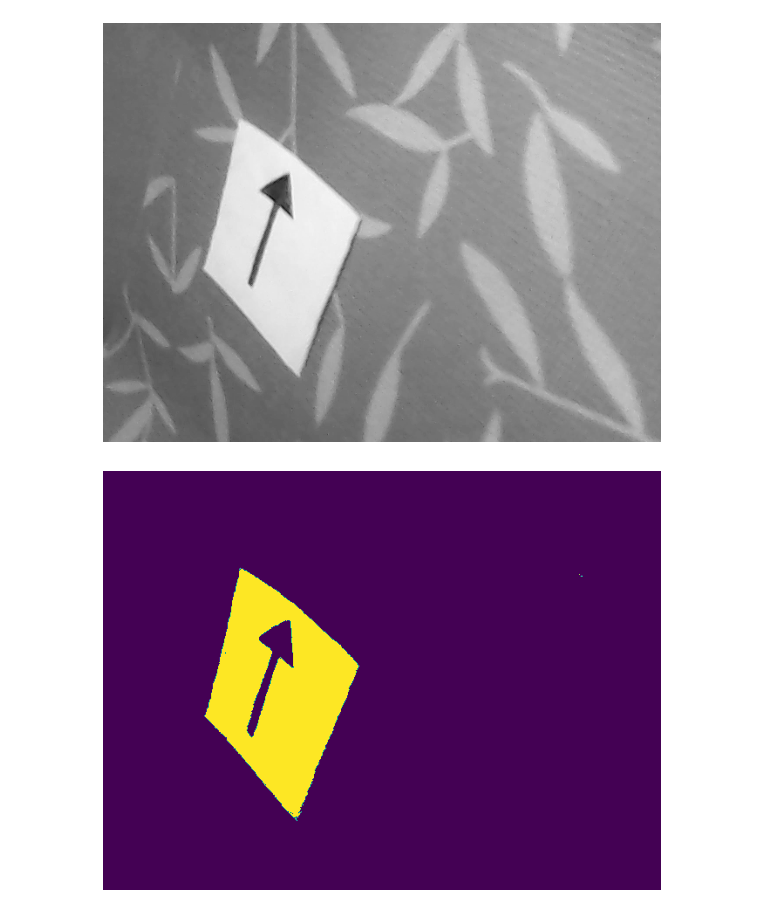
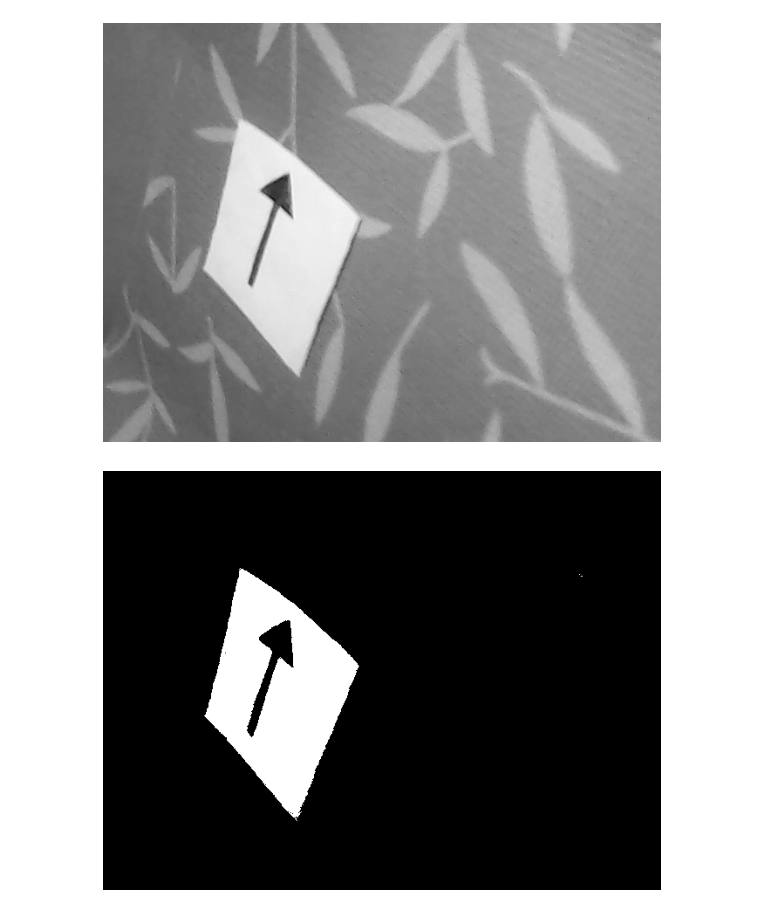
Before and after one commit to PtrShi/cvr_course, a Jupyter notebook: notebooks/cv_hw3.ipynb, the cells around one changed output. Saved outputs shown, nothing was run; the diff lists cells and outputs as text; code cells hidden in the pictures.

```diff
--- a/notebooks/cv_hw3.ipynb
+++ b/notebooks/cv_hw3.ipynb
@@ -41,12 +41,12 @@ plt.show ()
 # %%
 # Mask
 low_th  = (210) #, 200, 200)
 high_th = (255) #, 255, 255)
 
 mask = cv2.inRange (img, low_th, high_th)
 
-plt.imshow (mask)
+plt.imshow (mask, cmap = 'gray')
 plt.axis ('off')
 plt.show ()
 # %% [output]
-[figure, old version]
+[figure, new version]
```
